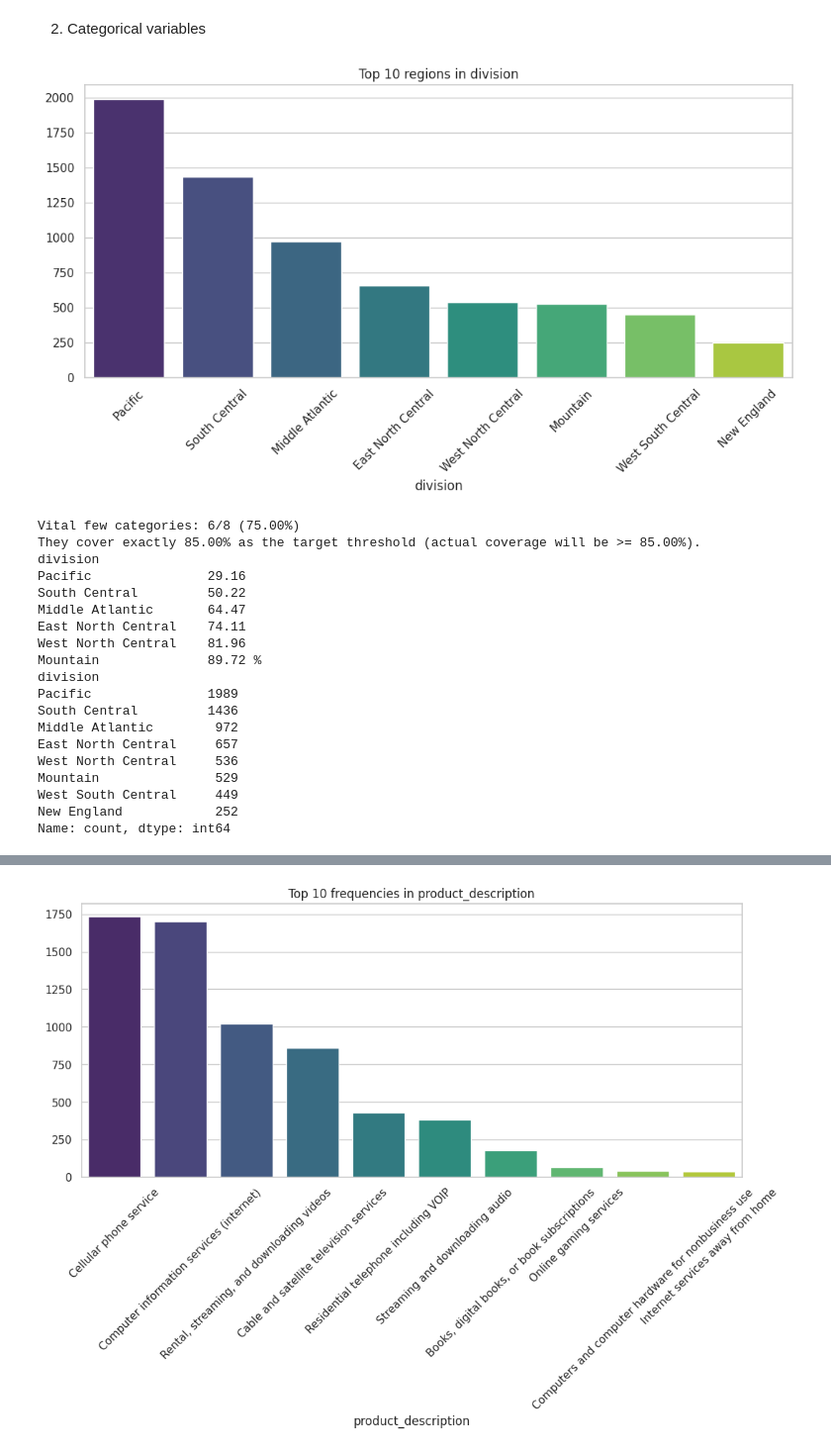
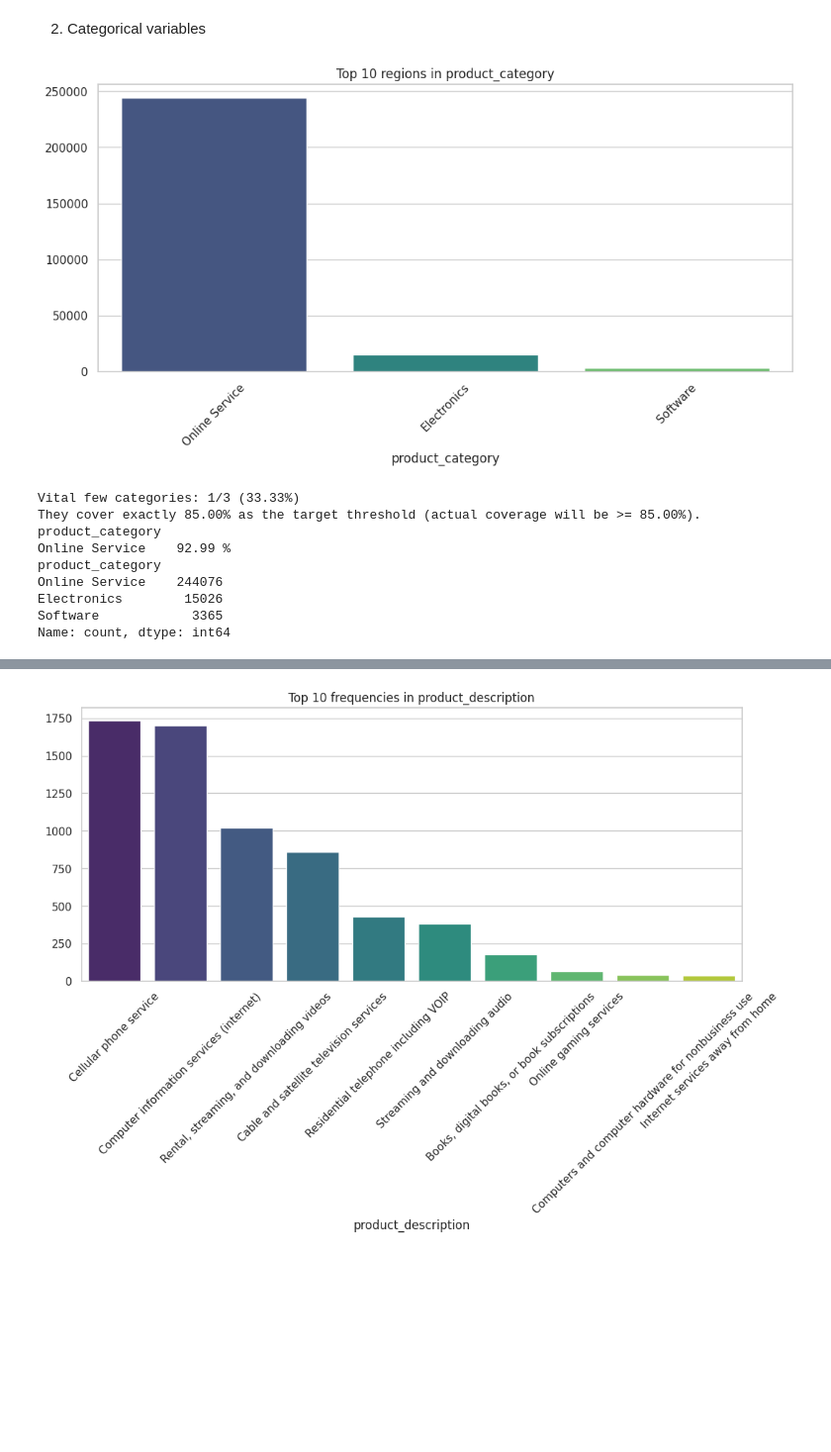
Before and after one commit to Alain-16/Digital_Product_Insights, a Jupyter notebook: DigitalProductEDA.ipynb, the cells around one changed output, grey strips where cells are left out. Shown at 99% size. Saved outputs shown, nothing was run; the diff lists cells and outputs as text; code cells hidden in the pictures; blank space fills up the shorter version.

```diff
--- a/DigitalProductEDA.ipynb
+++ b/DigitalProductEDA.ipynb
@@ -22,7 +28,36 @@ pd.set_option('display.max_columns',None)
 # %% [markdown]
 step 2: load data
 # %%
-df = pd.read_csv("cleaned_2024_digital_products_expenditure_dataset.csv")
+load_dotenv()
+def get_db_connection():
+
+    user = os.getenv('MYSQL_USER')
+    password = os.getenv('MYSQL_PASSWORD')
+    host = os.getenv('MYSQL_HOST')
+    port = os.getenv('MYSQL_PORT')
+    database = os.getenv('MYSQL_DB')
+
+    safe_password = urllib.parse.quote_plus(password)
+
+    db_url = f"mysql+pymysql://{user}:{safe_password}@{host}:{port}/{database}"
+    engine = create_engine(db_url)
+    return engine
+
+def query_data(query):
+    try:
+        engine = get_db_connection()
+        df_result = pd.read_sql(query,con=engine)
+        return df_result
+    except Exception as e:
+        print(f"Error in querying data: {e}")
+        return None
+# %%
+data_query = """
+select * from household_digital_products_expenditure
+
+"""
+
+df= query_data(data_query)
 # %% [markdown]
 Step 3: The First look and data audit
 We check the "skeleton" of the data. We are looking for data type mismatches (e.g., a price column showing up as an object/string).
@@ -143,50 +178,40 @@ Name: product_description, dtype: object
 # %% [markdown]
 2. Categorical variables
 # %%
-cat_col = 'division'
+cat_col = 'product_category'
 
 counts = df[cat_col].value_counts()
 points = df[cat_col].value_counts(normalize=True)
 cum_sum = points.cumsum()
 
 plt.figure(figsize=(12,5))
 sns.barplot(x=counts.index[:10],y=counts.values[:10],palette='viridis')
 plt.title(f'Top 10 regions in {cat_col}')
 plt.xticks(rotation=45)
 plt.show()
 threshold = 0.85
 vital_few = cum_sum[cum_sum <= threshold]
 
 # add the first category that crosses the threshold (if it exists)
 if len(vital_few) < len(cum_sum):
     vital_few = cum_sum.iloc[:len(vital_few)+1]
 
 portion_pct = (len(vital_few) / len(counts)) * 100
 
 print(f"Vital few categories: {len(vital_few)}/{len(counts)} ({portion_pct:.2f}%)")
 print(f"They cover exactly {threshold*100:.2f}% as the target threshold (actual coverage will be >= {threshold*100:.2f}%).")
 vital_few_pct = (vital_few * 100).round(2)
 print(vital_few_pct.to_string() + " %")
 print(counts)
 # %% [output]
-[figure, old version]
+[figure, new version]
-Vital few categories: 6/8 (75.00%)
+Vital few categories: 1/3 (33.33%)
 They cover exactly 85.00% as the target threshold (actual coverage will be >= 85.00%).
-division
-Pacific               29.16
-South Central         50.22
-Middle Atlantic       64.47
-East North Central    74.11
-West North Central    81.96
-Mountain              89.72 %
-division
-Pacific               1989
-South Central         1436
-Middle Atlantic        972
-East North Central     657
-West North Central     536
-Mountain               529
-West South Central     449
-New England            252
+product_category
+Online Service    92.99 %
+product_category
+Online Service    244076
+Electronics        15026
+Software            3365
 Name: count, dtype: int64
 # %%
```
Also changed, not shown: parts of 7 cells of this notebook, 2 other files.
